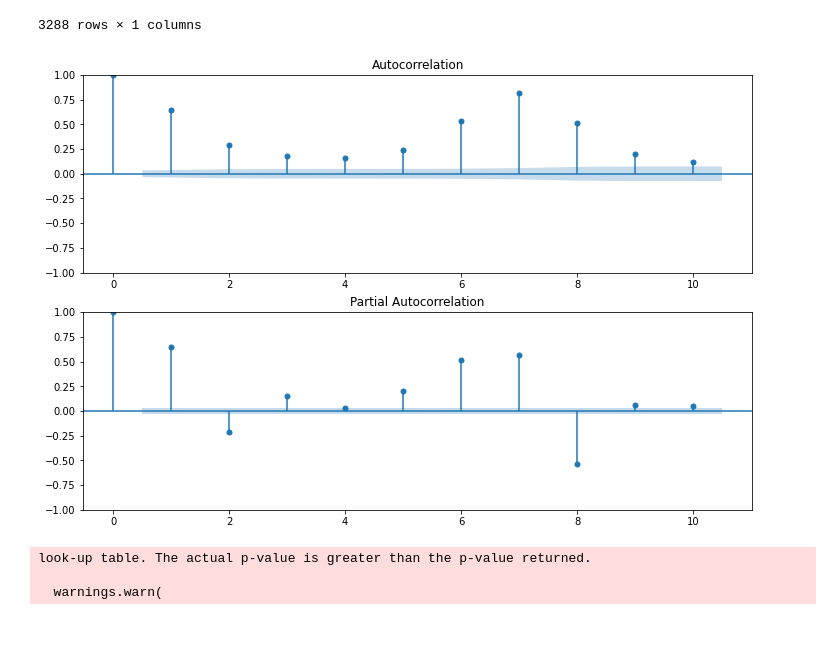
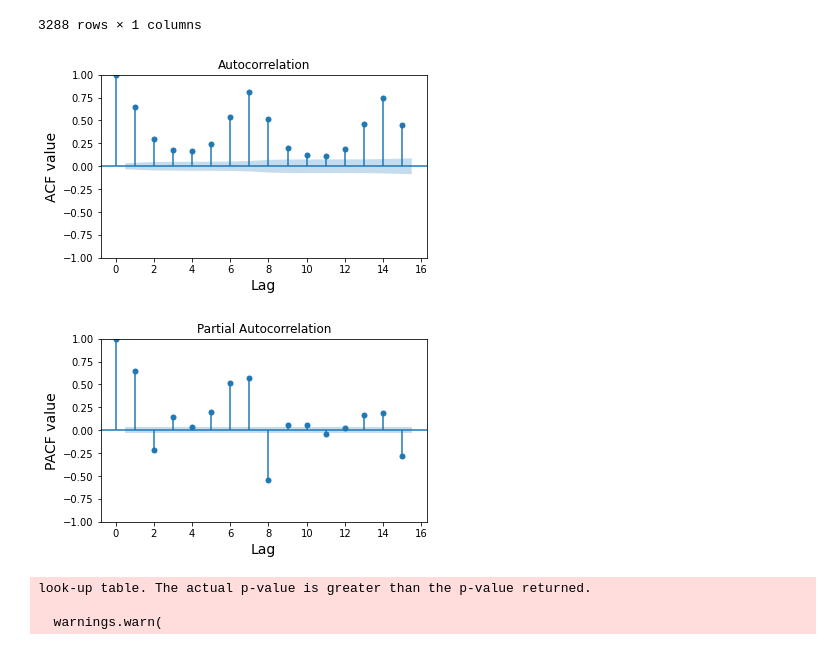
Before and after one commit to BleakHeart/Report-2, a Jupyter notebook: src/SARIMA.ipynb, the cells around one changed output. Saved outputs shown, nothing was run; the diff lists cells and outputs as text; code cells hidden in the pictures.

```diff
--- a/src/SARIMA.ipynb
+++ b/src/SARIMA.ipynb
@@ -83,6 +70,6 @@ df
 # %%
-hour_Load = df[['Load_detrend']].copy()
-hour_Load
+daily_Load = df[['Load_detrend']].copy()
+daily_Load
 # %% [output]
 |  | Load_detrend |
 | Date |  |
@@ -98,14 +85,34 @@ hour_Load
 | 2016-12-31 | -149019.832154 |
 | 2017-01-01 | -149065.250068 |
 3288 rows × 1 columns
-# %%
-fig = plt.figure(figsize=(12,8))
-ax1 = fig.add_subplot(211)
-lag = 10
-fig = sm.graphics.tsa.plot_acf(hour_Load, lags=lag, ax=ax1)
-ax2 = fig.add_subplot(212)
-fig = sm.graphics.tsa.plot_pacf(hour_Load, lags=lag, ax=ax2)
-# %% [output]
-[figure, removed]
+# %%
+lag = 15
+ax = latex_settings()
+fig = sm.graphics.tsa.plot_acf(daily_Load, lags=lag, ax=ax)
+ax.set_xlabel('Lag')
+ax.set_ylabel('ACF value')
+plt.savefig('../Images/SARIMAX/ACF_days.png')
+"""file_path = '../Results/SARIMAX/'
+file = f"Sarimax_results_{freq}_{n_days}days.csv"
+if os.path.isfile(file_path + file):
+    pass
+else:
+    plt.savefig('../Images/SARIMAX/ACF_days.png')
+plt.show()
+plt.clf()
+plt.close()"""
+
+ax = latex_settings()
+fig = sm.graphics.tsa.plot_pacf(daily_Load, lags=lag, ax=ax)
+ax.set_xlabel('Lag')
+ax.set_ylabel('PACF value')
+plt.savefig('../Images/SARIMAX/PACF_days.png')
+plt.show()
+plt.clf()
+plt.close()
+(4,0,5) x (1,1,0,7)
+# %% [output]
+[figure, added]
+[figure, added]
 # %%
 sTest = StationarityTests()
```
Also changed, not shown: parts of 20 cells of this notebook.
